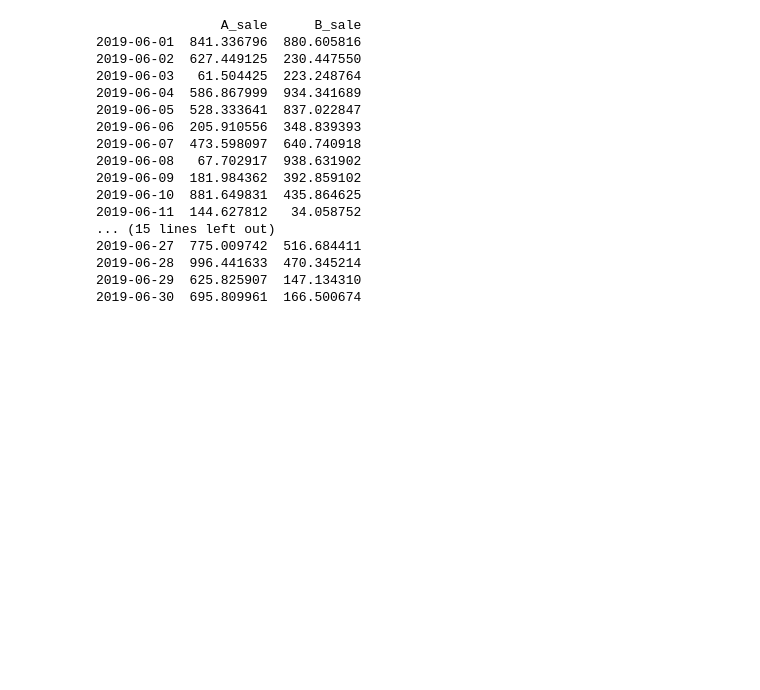
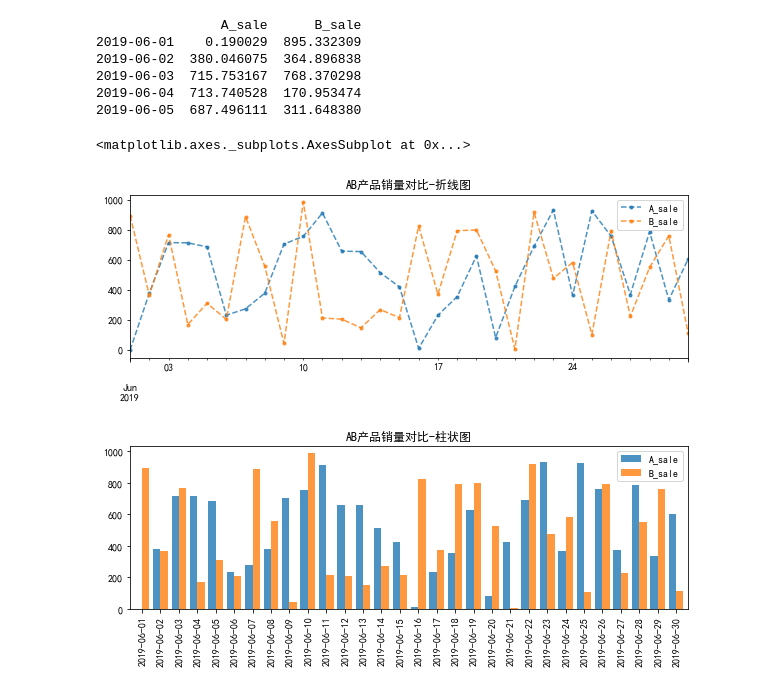
Before and after one commit to Mocha-Pudding/Python-DataAnalysis, a Jupyter notebook: CLASSDATA_Chapter03进阶算法学习：统计分析/CH01数据特征分析/【个人笔记】CH01数据特征分析_课程1.3_对比分析.ipynb, the cells around one changed output. Drawn from its saved outputs; the diff is of its cells as text; code cells hidden in the pictures; blank space fills up the shorter version.

```diff
--- a/CLASSDATA_Chapter03进阶算法学习：统计分析/CH01数据特征分析/【个人笔记】CH01数据特征分析_课程1.3_对比分析.ipynb
+++ b/CLASSDATA_Chapter03进阶算法学习：统计分析/CH01数据特征分析/【个人笔记】CH01数据特征分析_课程1.3_对比分析.ipynb
@@ -13,32 +13,42 @@ import numpy as np
 import pandas as pd
 import matplotlib.pyplot as plt
 %matplotlib inline
+# %%
+# matplotlib中文显示问题
+plt.rcParams['font.sans-serif']=['SimHei']
+plt.rcParams['axes.unicode_minus']=False
 # %%
 # 1、绝对数比较 → 相减
 # 相互对比的指标在量级上不能差别过大
 # （1）折线图比较
 # （2）多系列柱状图比较
 
 data= pd.DataFrame(np.random.rand(30,2)*1000,
                   columns=['A_sale', 'B_sale'],
                   index=pd.period_range('20190601','20190630'))
-print(data)
+print(data.head())
 # 创建数据 → 30天内A/B产品的日销售额
+
+data.plot(kind='line',
+         style='--.',
+         alpha=0.8,
+         figsize=(10,3),
+         title='AB产品销量对比-折线图')
+# 折线图比较
+
+data.plot(kind='bar',
+         width=0.8,
+         alpha=0.8,
+         figsize=(10,3),
+         title='AB产品销量对比-柱状图')
+# 多系列 柱状图比较
 # %% [output]
                 A_sale      B_sale
-2019-06-01  841.336796  880.605816
-2019-06-02  627.449125  230.447550
-2019-06-03   61.504425  223.248764
-2019-06-04  586.867999  934.341689
-2019-06-05  528.333641  837.022847
-2019-06-06  205.910556  348.839393
-2019-06-07  473.598097  640.740918
-2019-06-08   67.702917  938.631902
-2019-06-09  181.984362  392.859102
-2019-06-10  881.649831  435.864625
-2019-06-11  144.627812   34.058752
-... (15 lines left out)
-2019-06-27  775.009742  516.684411
-2019-06-28  996.441633  470.345214
-2019-06-29  625.825907  147.134310
-2019-06-30  695.809961  166.500674
+2019-06-01    0.190029  895.332309
+2019-06-02  380.046075  364.896838
+2019-06-03  715.753167  768.370298
+2019-06-04  713.740528  170.953474
+2019-06-05  687.496111  311.648380
+<matplotlib.axes._subplots.AxesSubplot at 0x...>
+[figure, added]
+[figure, added]
```
Also changed, not shown: parts of 1 cell of this notebook.
